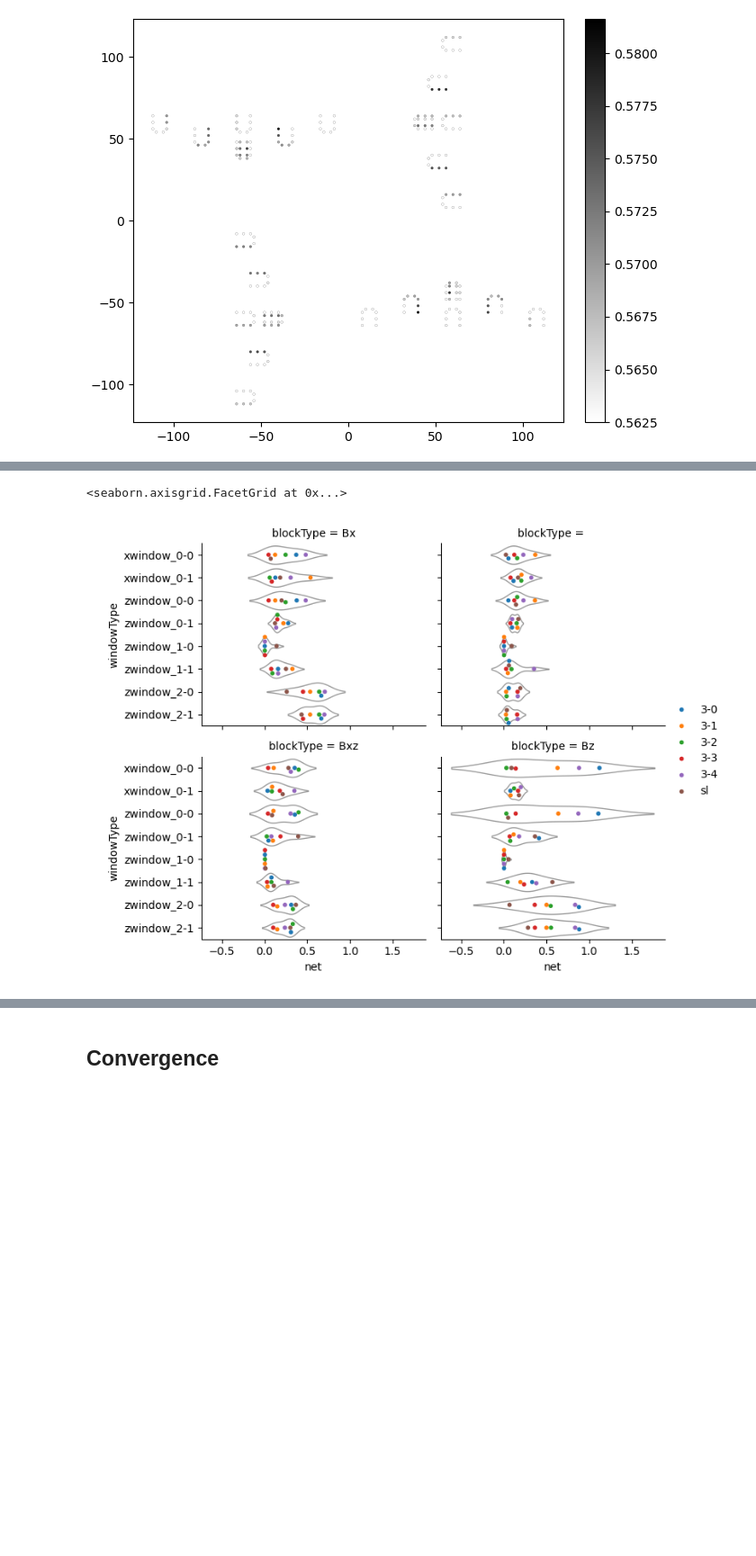
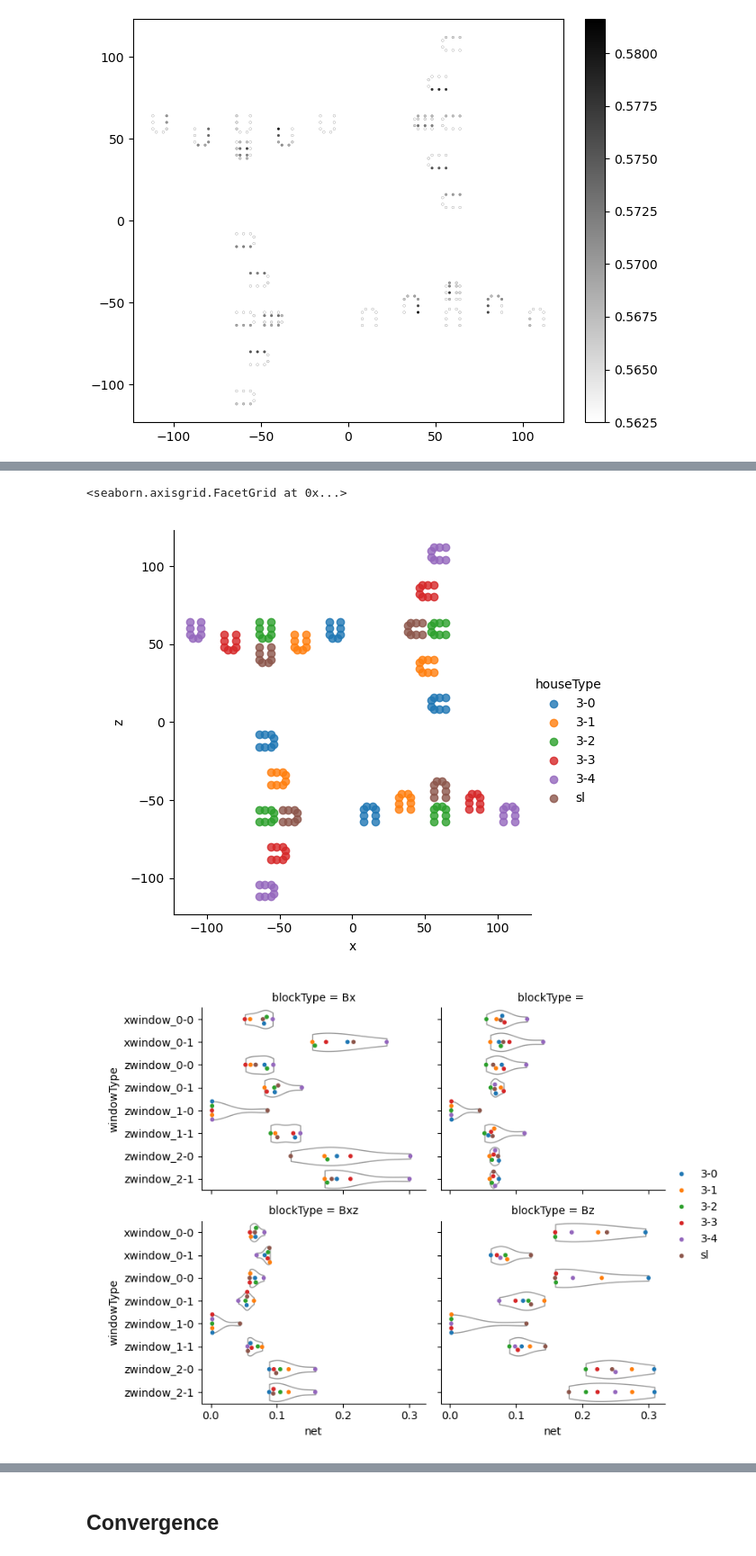
Before and after one commit to nbachand/city_block_cfd, a Jupyter notebook: config2_post-interior.ipynb, the cells around one changed output, grey strips where cells are left out. Shown at 90% size. Drawn from its saved outputs; the diff is of its cells as text; code cells hidden in the pictures; blank space fills up the shorter version.

Commit message:
moved all to single df for seaborn

```diff
--- a/config2_post-interior.ipynb
+++ b/config2_post-interior.ipynb
@@ -446,13 +452,17 @@ plt.savefig(f'{home_dir}/CHARLES/{category}/R{run}/plots/netWindowsRooms', bbox_
-# %%
-windowList = flowStats[flowStats["houseType"] != "sl"]["windowType"]
-
-dfPlot = flowStats.loc[flowStats["windowType"].isin(windowList)]
-
-g = sns.FacetGrid(dfPlot, col = "blockType", col_wrap = 2, col_order = ["Bx", '', "Bxz", "Bz"], aspect = 1.25, legend_out = True)
-g.map(sns.violinplot, "net", "windowType", color = "1", inner = None, linewidth = 1, density_norm = "width")
-g.map(sns.swarmplot, "net", "windowType", "houseType", palette = "tab10", size = 4)
-g.add_legend()
-# %% [output]
-<seaborn.axisgrid.FacetGrid at 0x...>
-[figure, removed]
+# %%
+
+windowList = flowStats[flowStats["houseType"] != "sl"]["windowType"]
+dfPlot = flowStats.loc[flowStats["windowType"].isin(windowList)]
+
+sns.lmplot(data = dfPlot, x = 'x', y = 'z', hue = 'houseType', fit_reg = False, palette = "tab10")
+
+g = sns.FacetGrid(dfPlot, col = "blockType", col_wrap = 2, col_order = ["Bx", '', "Bxz", "Bz"], aspect = 1.25, legend_out = True)
+g.map(sns.violinplot, "net", "windowType", color = "1", inner = None, linewidth = 1, density_norm = "width", cut = 0)
+# g.map(sns.boxplot, "net", "windowType", color = "1", linewidth = 1, fliersize = 0)
+g.map(sns.swarmplot, "net", "windowType", "houseType", palette = "tab10", size = 4)
+g.add_legend()
+# %% [output]
+<seaborn.axisgrid.FacetGrid at 0x...>
+[figure, added]
+[figure, added]
 # %%
```
Also changed, not shown: parts of 21 cells of this notebook.
